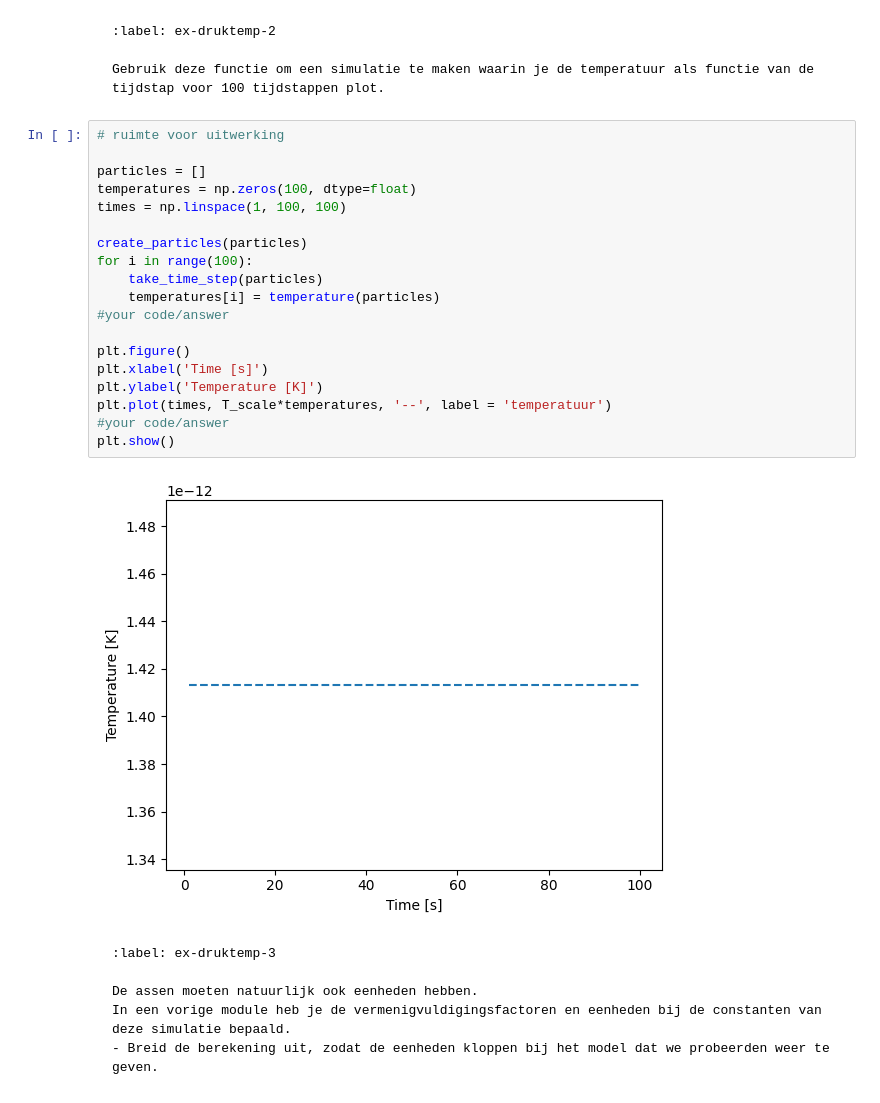
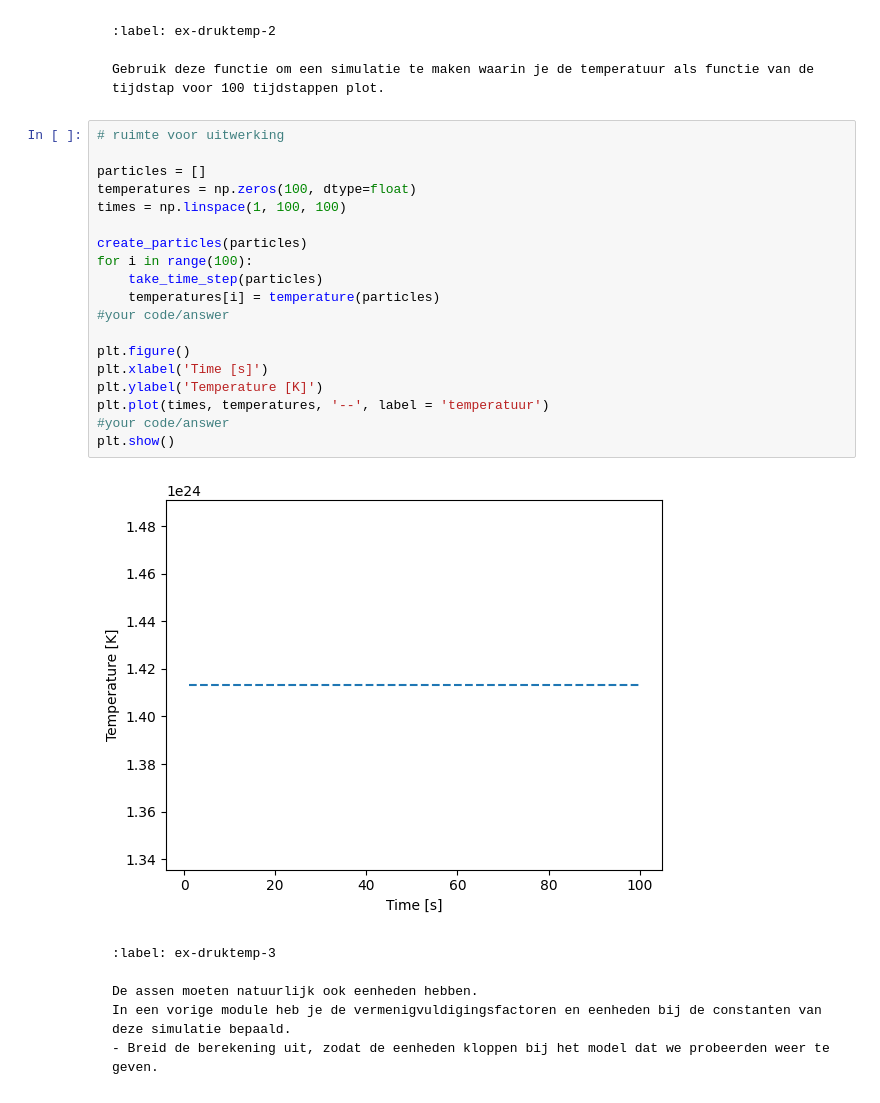
Before and after one commit to JesseDijkzeul/2, a Jupyter notebook: Content/PySim/5_druktemp.ipynb, the cells around one changed output. Saved outputs shown, nothing was run; the diff lists cells and outputs as text.

````diff
--- a/Content/PySim/5_druktemp.ipynb
+++ b/Content/PySim/5_druktemp.ipynb
@@ -223,24 +226,24 @@ Gebruik deze functie om een simulatie te maken waarin je de temperatuur als func
 # %%
 # ruimte voor uitwerking
 
 particles = []
 temperatures = np.zeros(100, dtype=float)
 times = np.linspace(1, 100, 100)
 
 create_particles(particles)
 for i in range(100):
     take_time_step(particles)
     temperatures[i] = temperature(particles)
 #your code/answer
 
 plt.figure()
 plt.xlabel('Time [s]')
 plt.ylabel('Temperature [K]')
-plt.plot(times, T_scale*temperatures, '--', label = 'temperatuur')
+plt.plot(times, temperatures, '--', label = 'temperatuur')
 #your code/answer
 plt.show()
 # %% [output]
-[figure, old version]
+[figure, new version]
 # %% [markdown]
 ```{exercise}
 :label: ex-druktemp-3
````
Also changed, not shown: parts of 7 cells of this notebook, 1 other file.
